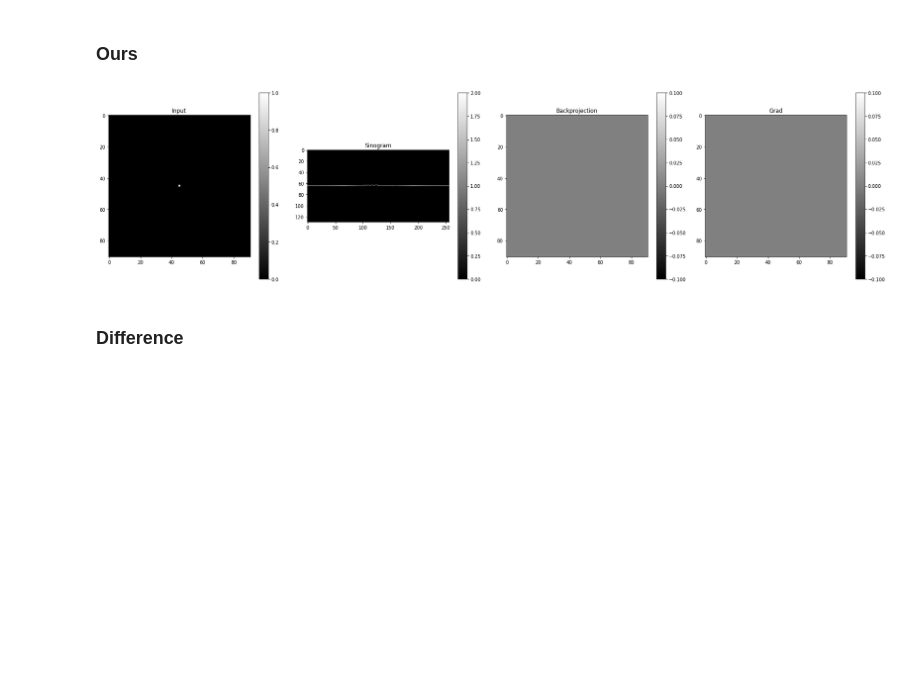
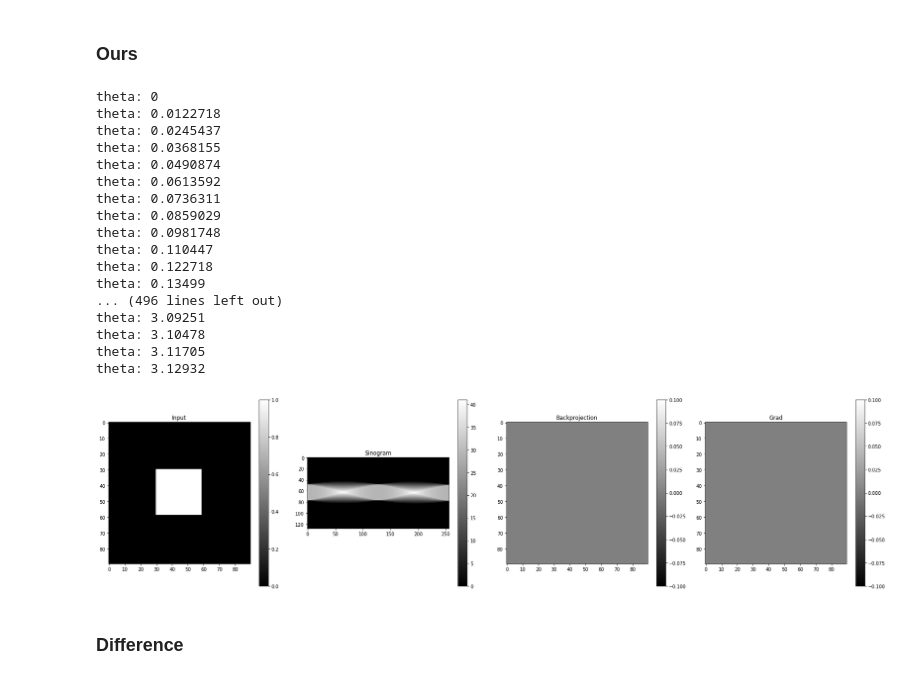
Before and after one commit to AlexanderAuras/radon, a Jupyter notebook: cpu_test.ipynb, the cells around one changed output. Saved outputs shown, nothing was run; the diff lists cells and outputs as text; code cells hidden in the pictures; blank space fills up the shorter version.

```diff
--- a/cpu_test.ipynb
+++ b/cpu_test.ipynb
@@ -144,34 +249,51 @@ frame #1: c10::detail::torchCheckFail(char const*, char const*, unsigned int, ch
 # %% [markdown]
 ### Ours
 # %%
-img4 = torch.zeros((1,1,91,91))
-#img4[0, 0, 30:59,30:59] = 1.0
-img4[0, 0, 30, 30] = 1.0
+img4 = torch.zeros((1,1,90,90))
+img4[0, 0, 30:59,30:59] = 1.0
+#img4[0, 0, 30, 30] = 1.0
 plt.subplots(1, 4, figsize=(24,6))
 plt.subplot(1, 4, 1)
 plt.title("Input")
 plt.imshow(img4[0,0], cmap="gray")
 plt.colorbar()
 sino4 = radon.RadonTransformFunc.apply(img4, torch.linspace(0, 3.14159265359, 257)[:-1])
 plt.subplot(1, 4, 2)
 plt.title("Sinogram")
 plt.imshow(sino4[0,0].mT, cmap="gray")
 plt.colorbar()
 recon4 = radon.radon_backward(sino4, img4.shape[3])
 plt.subplot(1, 4, 3)
 plt.title("Backprojection")
 plt.imshow(recon4[0,0], cmap="gray")
 plt.colorbar()
 img4.requires_grad = True
 radon.RadonTransformFunc.apply(img4, torch.linspace(0, 3.14159265359, 257)[:-1]).sum().backward()
 plt.subplot(1, 4, 4)
 plt.title("Grad")
 plt.imshow(typing.cast(torch.Tensor, img4.grad).detach()[0,0], cmap="gray")
 plt.colorbar()
 plt.tight_layout()
 plt.show()
 # %% [output]
+theta: 0
+theta: 0.0122718
+theta: 0.0245437
+theta: 0.0368155
+theta: 0.0490874
+theta: 0.0613592
+theta: 0.0736311
+theta: 0.0859029
+theta: 0.0981748
+theta: 0.110447
+theta: 0.122718
+theta: 0.13499
+... (496 lines left out)
+theta: 3.09251
+theta: 3.10478
+theta: 3.11705
+theta: 3.12932
-[figure, old version]
+[figure, new version]
 # %% [markdown]
 ### Difference
 # %%
```
Also changed, not shown: parts of 7 cells of this notebook, 2 other files.
